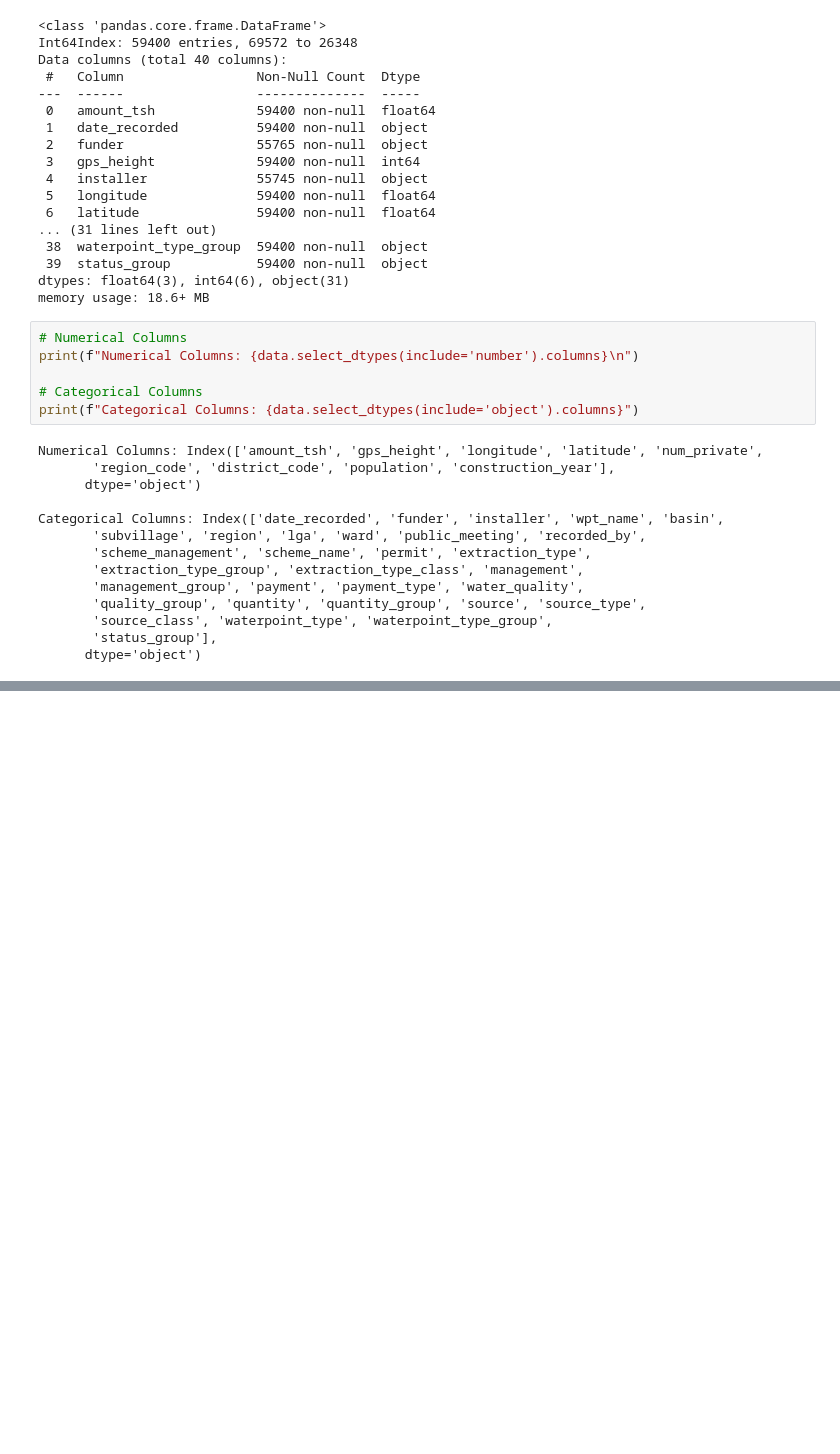
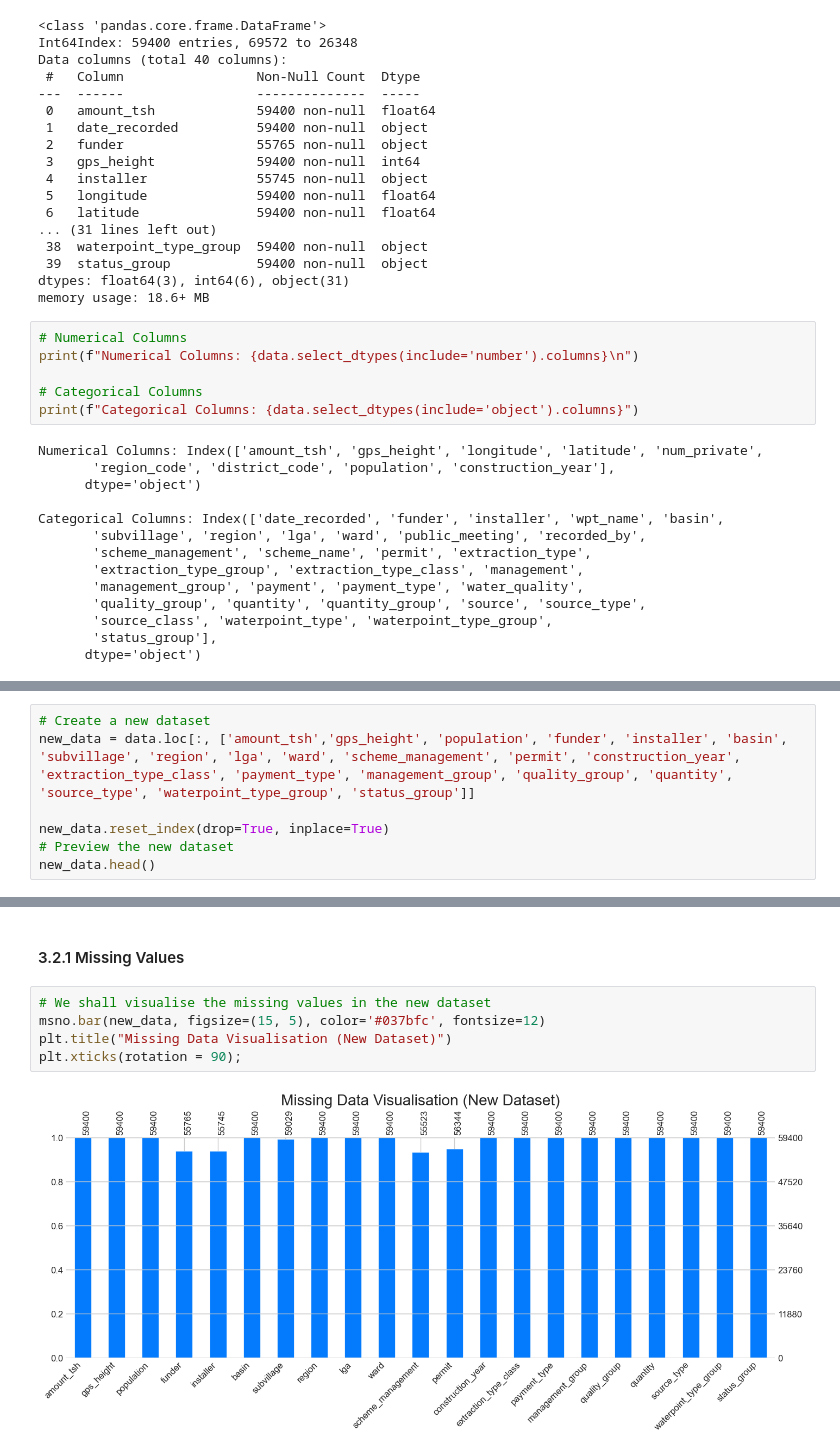
Before and after one commit to femikamau/Tanzanian-Water-Wells-Prediction, a Jupyter notebook: index.ipynb, the cells around one changed output, grey strips where cells are left out. Cells and saved outputs as stored; diff of their text form; blank space fills up the shorter version.

```diff
--- a/index.ipynb
+++ b/index.ipynb
@@ -229,0 +264,7 @@ data.describe()
+# %%
+# Create a new dataset
+new_data = data.loc[:, ['amount_tsh','gps_height', 'population', 'funder', 'installer', 'basin', 'subvillage', 'region', 'lga', 'ward', 'scheme_management', 'permit', 'construction_year', 'extraction_type_class', 'payment_type', 'management_group', 'quality_group', 'quantity', 'source_type', 'waterpoint_type_group', 'status_group']]
+
+new_data.reset_index(drop=True, inplace=True)
+# Preview the new dataset
+new_data.head()
@@ -229,0 +281,9 @@ data.describe()
+# %% [markdown]
+#### 3.2.1 Missing Values
+# %%
+# We shall visualise the missing values in the new dataset
+msno.bar(new_data, figsize=(15, 5), color='#037bfc', fontsize=12)
+plt.title("Missing Data Visualisation (New Dataset)")
+plt.xticks(rotation = 90);
+# %% [output]
+[figure, added]
```
Also changed, not shown: parts of 35 cells of this notebook.
